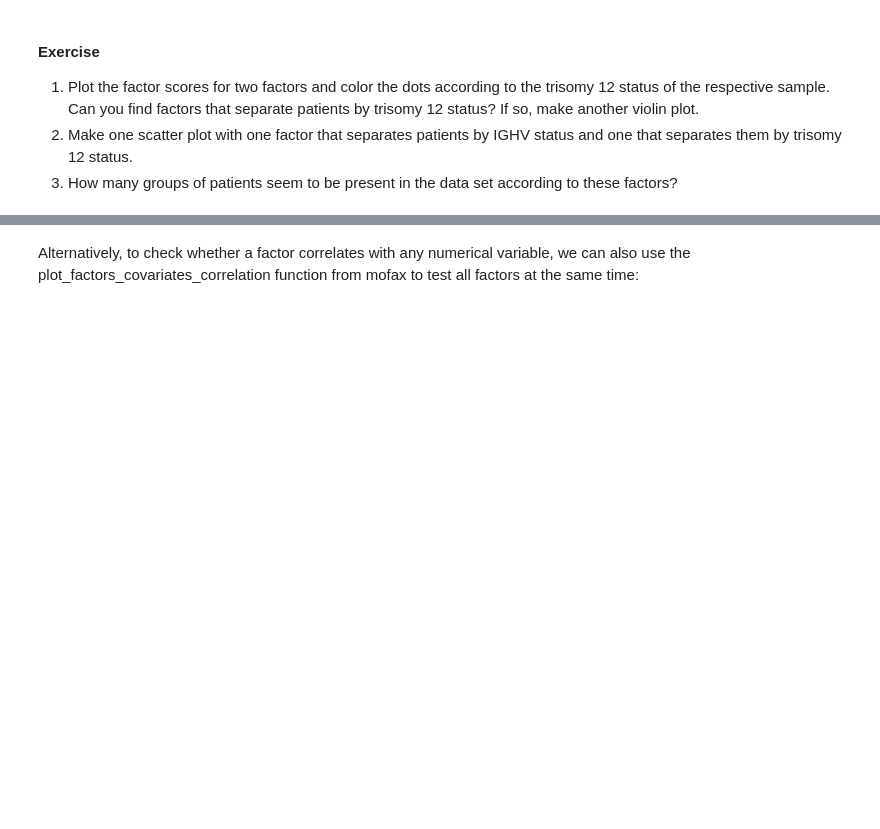
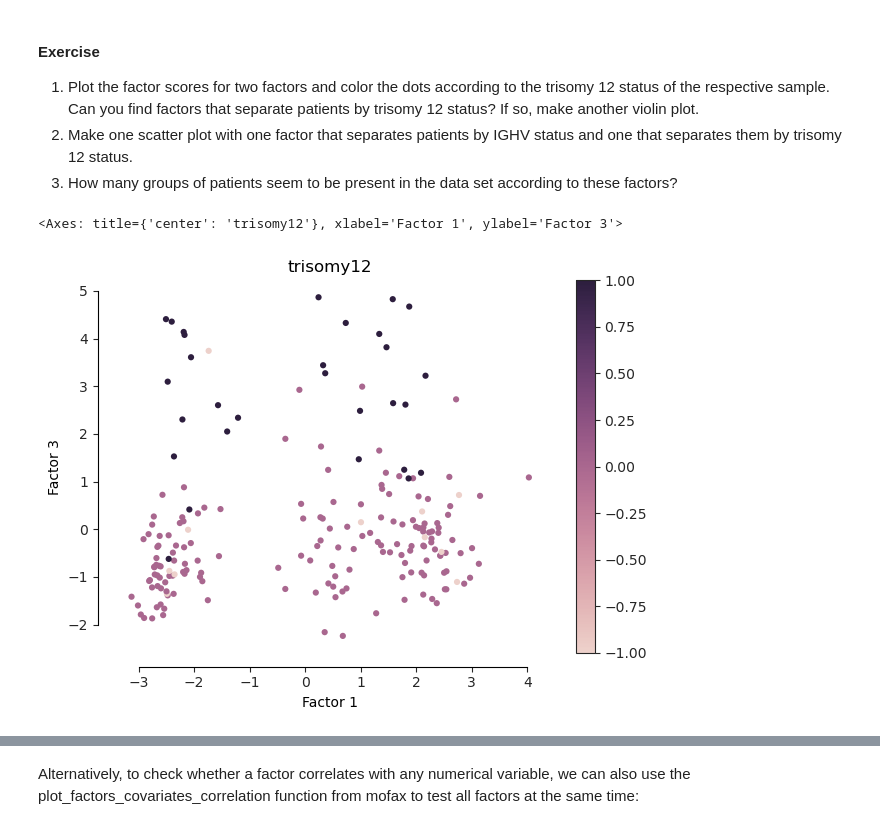
Before and after one commit to penelopenelope/ebi_mofa_workshop_precision_medicine, a Jupyter notebook: project.ipynb, the cells around one changed output, grey strips where cells are left out. Cells and saved outputs as stored; diff of their text form; code cells hidden in the pictures; blank space fills up the shorter version.

```diff
--- a/project.ipynb
+++ b/project.ipynb
@@ -771,0 +820,8 @@ model.metadata["trisomy12"].fillna(-1, inplace=True)
+# %%
+# your code ...
+
+# 1. it seems factor 3 can separate patients by trisomy 12 status
+mfx.plot_factors_scatter(model, x="Factor 1", y="Factor 3", color="trisomy12")
+# %% [output]
+<Axes: title={'center': 'trisomy12'}, xlabel='Factor 1', ylabel='Factor 3'>
+[figure, added]
```
Also changed, not shown: parts of 31 cells of this notebook.
